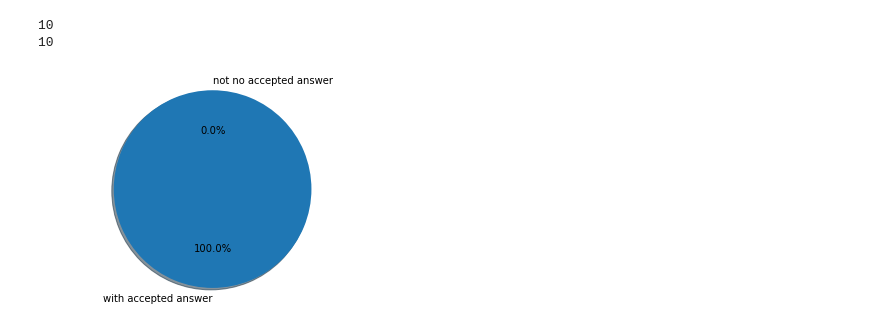
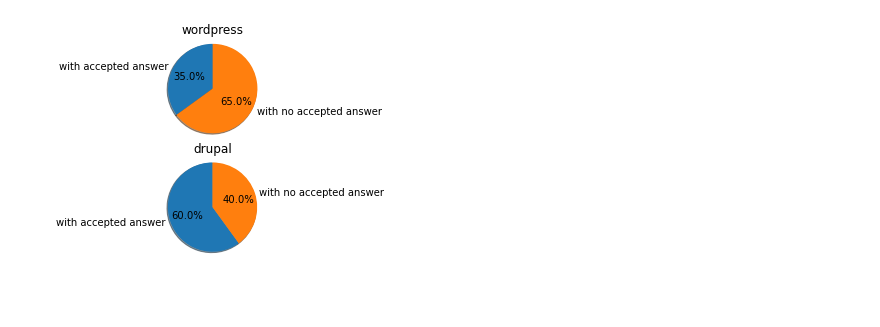
Before and after one commit to MahsaBazzaz/SO-user-behaviour, a Jupyter notebook: Untitled.ipynb, the cells around one changed output. Cells and saved outputs as stored; diff of their text form; code cells hidden in the pictures; blank space fills up the shorter version.

Commit message:
plot charts to compare metrics in different tags

```diff
--- a/Untitled.ipynb
+++ b/Untitled.ipynb
@@ -8,19 +11,10 @@ import seaborn as sns
 # fetch wordpress questions
 SITE = StackAPI('stackoverflow')
 ts = int(round(datetime.datetime(2021, 1, 1, 0, 0).timestamp()))
-tf = int(round(datetime.datetime(2021, 1, 2, 0, 0).timestamp()))
+tf = int(round(datetime.datetime(2021, 2, 1, 0, 0).timestamp()))
 
-SITE.page_size = 10
+SITE.page_size = 20
 SITE.max_pages = 1
 
 wordpress_posts = SITE.fetch(
-    'posts', fromdate=ts, todate=tf, tagged='wordpress', sort='votes')
-
-drupal_posts = SITE.fetch(
-    'posts', fromdate=ts, todate=tf, tagged='drupal', sort='votes')
-
-print(len(wordpress_posts['items']))
-print(len(drupal_posts['items']))
+    'questions', fromdate=ts, todate=tf, tagged='wordpress', sort='votes')
-# %% [output]
-10
-10
@@ -93,23 +87,44 @@ for x in drupal_posts['items']:
 # close the file
 f.close()
 # %%
+fig1, ax1 = plt.subplots(2)
+
+#### wordpress
 total = 0
-with_answer = 0
+is_answered = 0
 with open('./wordpress_csv', newline='') as csvfile:
     reader = csv.DictReader(csvfile)
     for row in reader:
         total += 1
-        if(row['accepted_answer_id'] != -1):
-            with_answer += 1
+        if(row['is_answered'] == 'True'):
+            is_answered += 1
 
-labels = 'with accepted answer', 'not no accepted answer'
+labels = 'with accepted answer', 'with no accepted answer'
 
-sizes = [with_answer, total-with_answer]
+sizes = [is_answered, total-is_answered]
 
-plt.title = "wordpress"
-fig1, ax1 = plt.subplots()
-ax1.pie(sizes, labels=labels, autopct='%1.1f%%', shadow=True, startangle=90)
-ax1.axis('equal')  # Equal aspect ratio ensures that pie is drawn as a circle.
+ax1[0].title.set_text('wordpress')
+ax1[0].pie(sizes, labels=labels, autopct='%1.1f%%', shadow=True, startangle=90)
+ax1[0].axis('equal')  # Equal aspect ratio ensures that pie is drawn as a circle.
+
+#### drupal
+total = 0
+is_answered = 0
+with open('./drupal_csv', newline='') as csvfile:
+    reader = csv.DictReader(csvfile)
+    for row in reader:
+        total += 1
+        if(row['is_answered'] == 'True'):
+            is_answered += 1
+
+labels = 'with accepted answer', 'with no accepted answer'
+
+sizes = [is_answered, total-is_answered]
+
+ax1[1].title.set_text('drupal')
+ax1[1].pie(sizes, labels=labels, autopct='%1.1f%%', shadow=True, startangle=90)
+ax1[1].axis('equal')  # Equal aspect ratio ensures that pie is drawn as a circle.
+
 plt.show()
 # %% [output]
-[figure, old version]
+[figure, new version]
```
Also changed, not shown: parts of 9 cells of this notebook, 2 other files.
